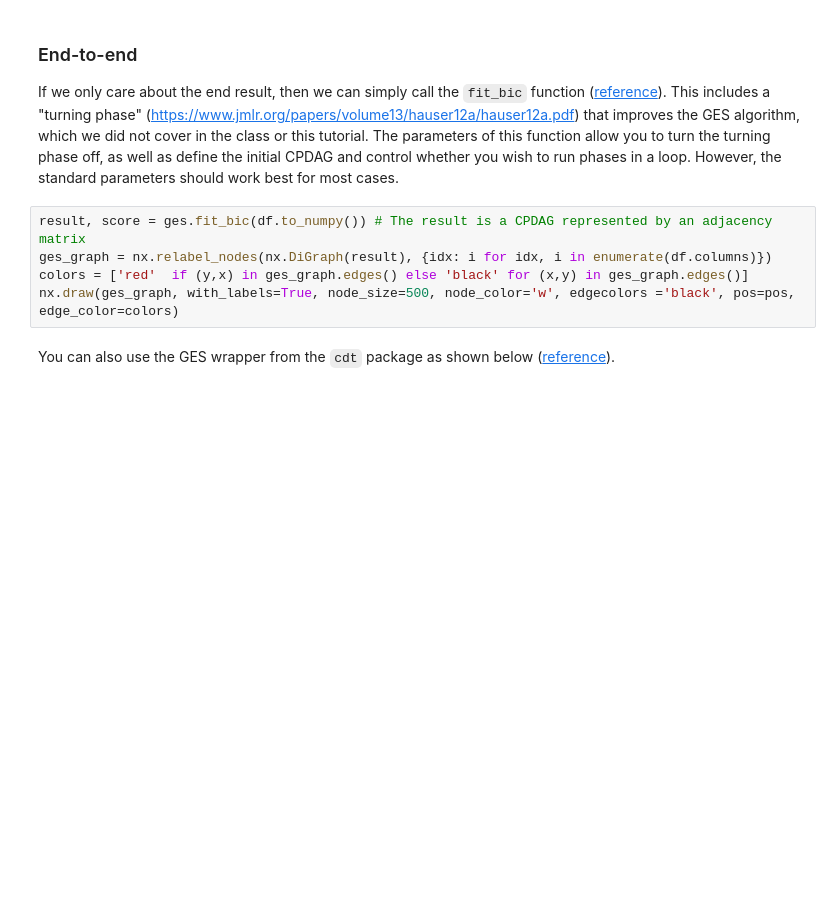
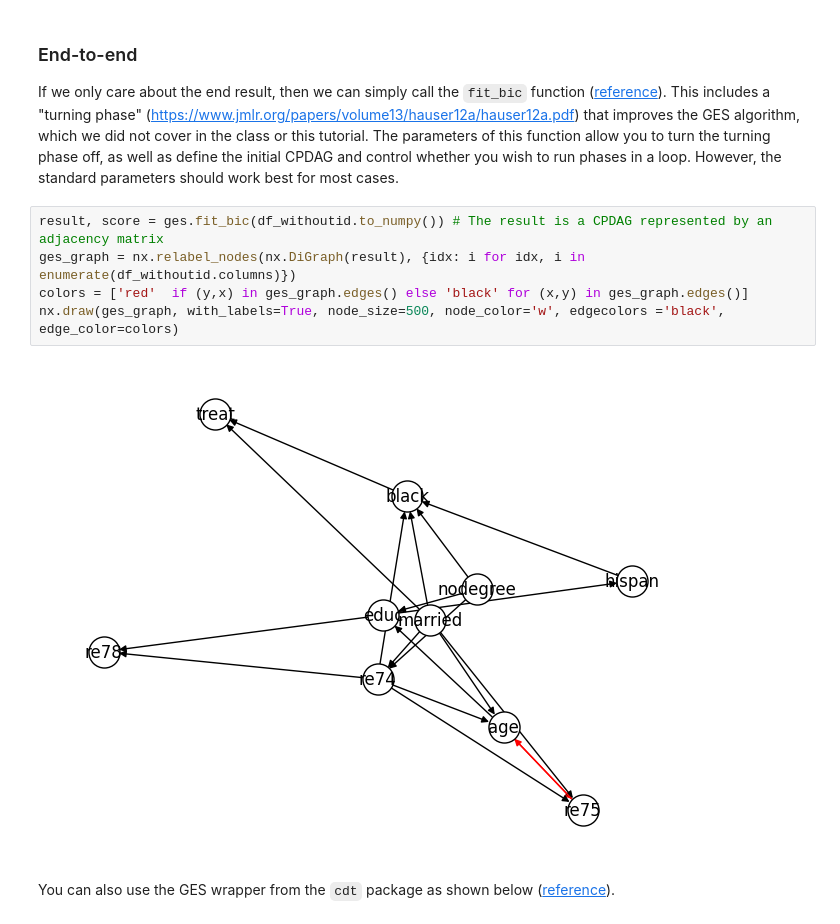
Before and after one commit to sohamchatterjee50/CAUSALITY, a Jupyter notebook: Causal_Discovery.ipynb, the cells around one changed output. Drawn from its saved outputs; the diff is of its cells as text; blank space fills up the shorter version.

```diff
--- a/Causal_Discovery.ipynb
+++ b/Causal_Discovery.ipynb
@@ -190,10 +205,12 @@ ValueError: Number of columns must be a positive integer, not 0
 ### End-to-end
 If we only care about the end result, then we can simply call the `fit_bic` function ([reference](https://github.com/juangamella/ges#using-the-gaussian-bic-score-gesfit_bic)). This includes a "turning phase" (https://www.jmlr.org/papers/volume13/hauser12a/hauser12a.pdf) that improves the GES algorithm, which we did not cover in the class or this tutorial. The parameters of this function allow you to turn the turning phase off, as well as define the initial CPDAG and control whether you wish to run phases in a loop. However, the standard parameters should work best for most cases.
 # %%
-result, score = ges.fit_bic(df.to_numpy()) # The result is a CPDAG represented by an adjacency matrix
-ges_graph = nx.relabel_nodes(nx.DiGraph(result), {idx: i for idx, i in enumerate(df.columns)})
+result, score = ges.fit_bic(df_withoutid.to_numpy()) # The result is a CPDAG represented by an adjacency matrix
+ges_graph = nx.relabel_nodes(nx.DiGraph(result), {idx: i for idx, i in enumerate(df_withoutid.columns)})
 colors = ['red'  if (y,x) in ges_graph.edges() else 'black' for (x,y) in ges_graph.edges()]
-nx.draw(ges_graph, with_labels=True, node_size=500, node_color='w', edgecolors ='black', pos=pos, edge_color=colors)
+nx.draw(ges_graph, with_labels=True, node_size=500, node_color='w', edgecolors ='black', edge_color=colors)
+# %% [output]
+[figure, added]
 # %% [markdown]
 You can also use the GES wrapper from the `cdt` package as shown below ([reference](https://fentechsolutions.github.io/CausalDiscoveryToolbox/html/causality.html?highlight=ges#ges)).
 # %%
```
Also changed, not shown: parts of 4 cells of this notebook.
